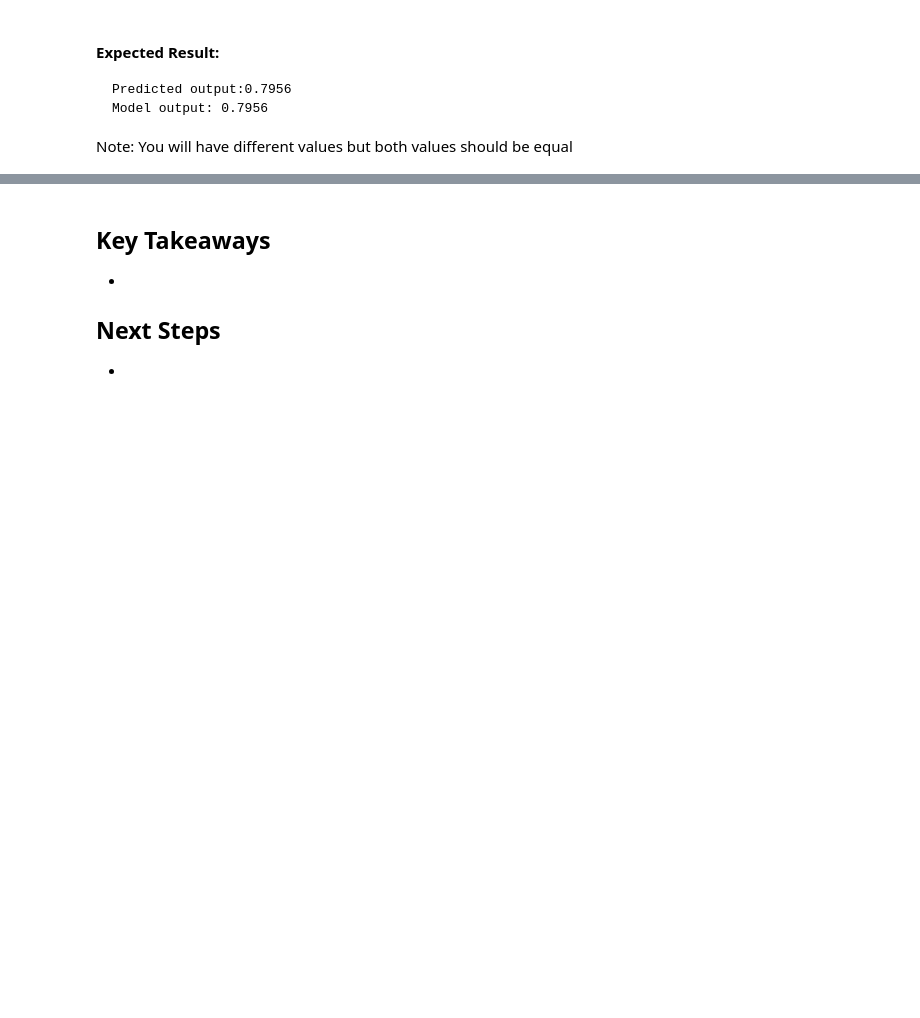
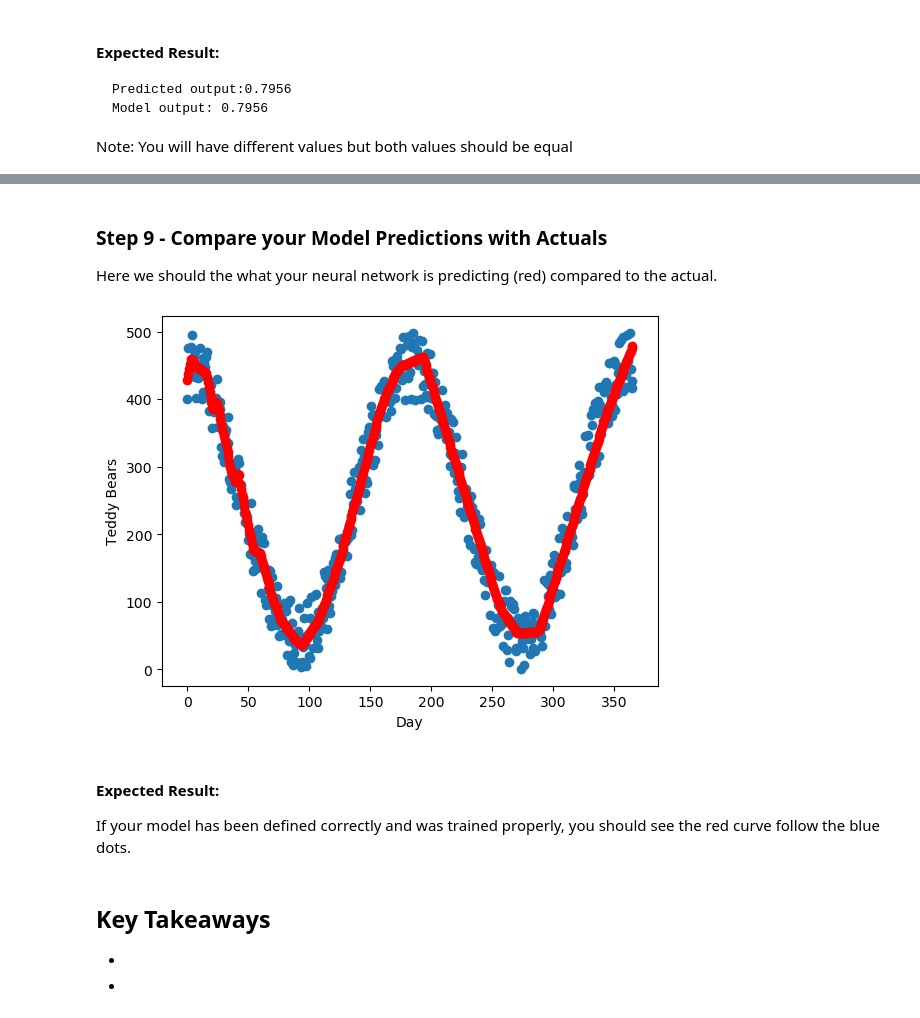
Before and after one commit to LeakyAI/PyTorch-Overview, a Jupyter notebook: Neural Networks.ipynb, the cells around one changed output, grey strips where cells are left out. Saved outputs shown, nothing was run; the diff lists cells and outputs as text; code cells hidden in the pictures; blank space fills up the shorter version.

```diff
--- a/Neural Networks.ipynb
+++ b/Neural Networks.ipynb
@@ -286,19 +273,0 @@ loss: 3.202015973070602e+17
-# %%
-# Display our Teddy Bear sales data for year 1
-predictedTeddyBears=[]
-net.eval()
-
-for day in range(1,100):
-    x = torch.tensor([day],dtype=torch.float)
-    x = x.unsqueeze(dim=0)
-    print (x)
-
-    numBears = net(x)
-    print (numBears)
-    predictedTeddyBears.append(numBears.item())
-
-#plt.scatter(day, predictedTeddyBears)
-#plt.xlabel("Day")
-#plt.ylabel("Teddy Bears")
-#plt.show()
-print (predictedTeddyBears)
@@ -323,5 +281,20 @@ tensor([[-4.6235161600e+08]], grad_fn=<AddmmBackward>)
+# %% [markdown]
+### Step 9 - Compare your Model Predictions with Actuals
+Here we should the what your neural network is predicting (red) compared to the actual.
+# %%
+net.eval()
+pred = net(x)
+plt.scatter(day, teddyBears)
+plt.scatter(x.detach().numpy()[:], pred.detach().numpy()[:],color="red")
+plt.xlabel("Day")
+plt.ylabel("Teddy Bears")
+plt.show()
+# %% [output]
+[figure, added]
+# %% [markdown]
+#### Expected Result:
+If your model has been defined correctly and was trained properly, you should see the red curve follow the blue dots.
 # %% [markdown]
 ## Key Takeaways
 -
-## Next Steps
 -
```
Also changed, not shown: parts of 12 cells of this notebook.
